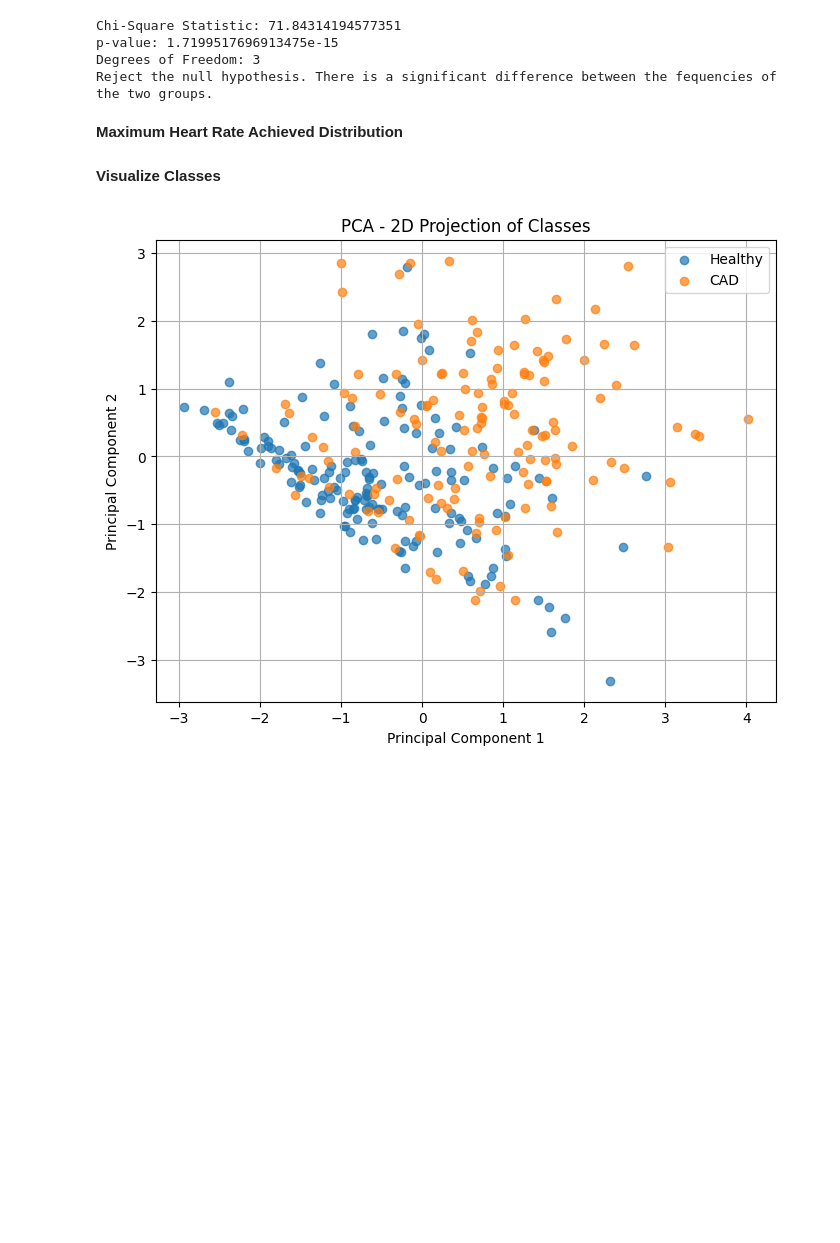
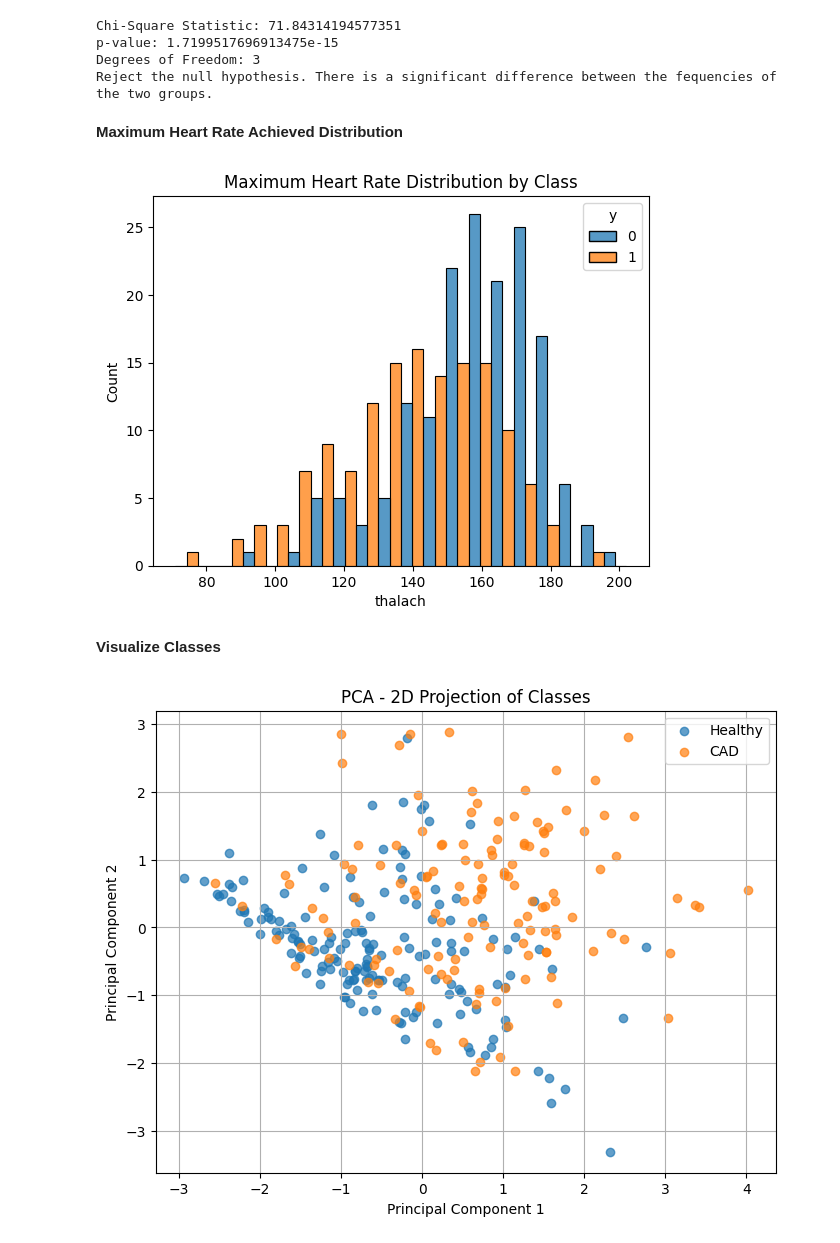
Before and after one commit to rhiats/classification_CAD, a Jupyter notebook: Heart_Disease.ipynb, the cells around one changed output. Saved outputs shown, nothing was run; the diff lists cells and outputs as text; code cells hidden in the pictures; blank space fills up the shorter version.

Commit message:
Bar graph maximum heart rate

```diff
--- a/Heart_Disease.ipynb
+++ b/Heart_Disease.ipynb
@@ -382,6 +382,12 @@ Degrees of Freedom: 3
 Reject the null hypothesis. There is a significant difference between the fequencies of the two groups.
 # %% [markdown]
 **Maximum Heart Rate Achieved Distribution**
+# %%
+sns.histplot(data=df, x='thalach', hue='y', multiple='dodge', bins=20)
+plt.title('Maximum Heart Rate Distribution by Class')
+plt.show()
+# %% [output]
+[figure, added]
 # %% [markdown]
 **Visualize Classes**
 # %%
```
